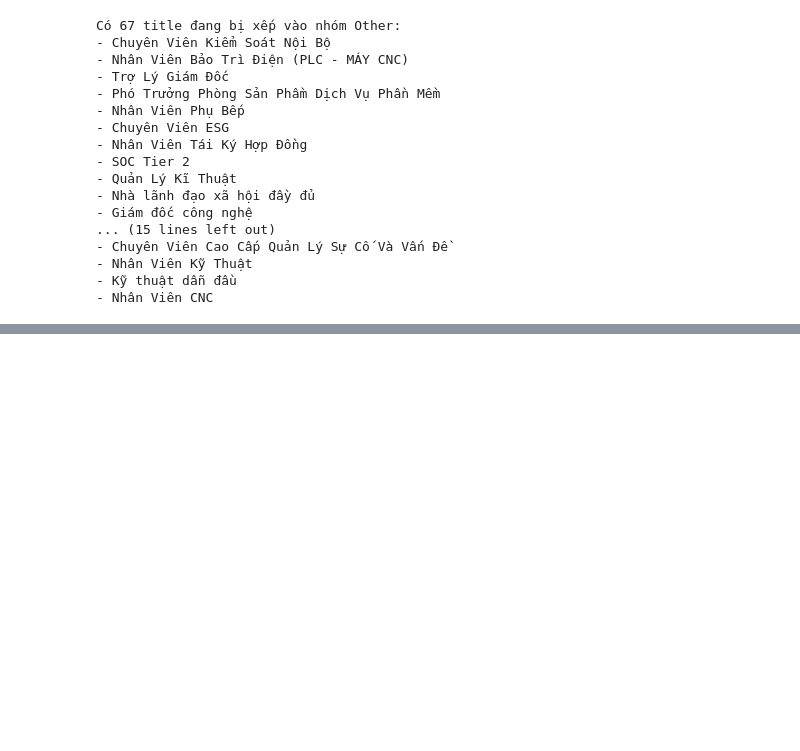
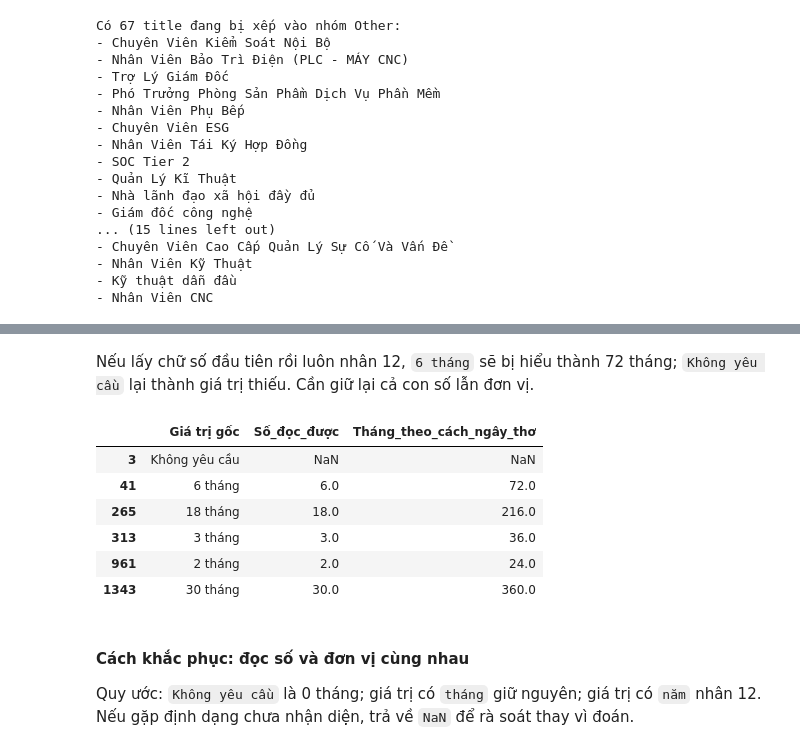
Before and after one commit to phuy-1310/skill-recommendation-using-association-rules, a Jupyter notebook: notebooks/EDA_and_Preprocessing.ipynb, the cells around one changed output, grey strips where cells are left out. Saved outputs shown, nothing was run; the diff lists cells and outputs as text; code cells hidden in the pictures; blank space fills up the shorter version.

```diff
--- a/notebooks/EDA_and_Preprocessing.ipynb
+++ b/notebooks/EDA_and_Preprocessing.ipynb
@@ -920,0 +789,28 @@ df.to_csv(
+# %% [markdown]
+
+Nếu lấy chữ số đầu tiên rồi luôn nhân 12, `6 tháng` sẽ bị hiểu thành 72 tháng; `Không yêu cầu` lại thành giá trị thiếu. Cần giữ lại cả con số lẫn đơn vị.
+# %%
+first_number = pd.to_numeric(
+    df["experience_required"].astype(str).str.extract(r"(\d+(?:[.,]\d+)?)")[0].str.replace(",", "."),
+    errors="coerce",
+)
+naive_months = first_number * 12  # Cố ý minh họa cách làm chưa đúng: luôn giả sử số là năm.
+examples = df["experience_required"].astype(str).str.contains("tháng|không yêu cầu", case=False, regex=True)
+display(pd.DataFrame({
+    "Giá trị gốc": df.loc[examples, "experience_required"].drop_duplicates().head(8),
+}).assign(
+    Số_đọc_được=lambda x: first_number.loc[x.index],
+    Tháng_theo_cách_ngây_thơ=lambda x: naive_months.loc[x.index],
+))
+# %% [output]
+|  | Giá trị gốc | Số_đọc_được | Tháng_theo_cách_ngây_thơ |
+| 3 | Không yêu cầu | NaN | NaN |
+| 41 | 6 tháng | 6.0 | 72.0 |
+| 265 | 18 tháng | 18.0 | 216.0 |
+| 313 | 3 tháng | 3.0 | 36.0 |
+| 961 | 2 tháng | 2.0 | 24.0 |
+| 1343 | 30 tháng | 30.0 | 360.0 |
+# %% [markdown]
+#### Cách khắc phục: đọc số và đơn vị cùng nhau
+
+Quy ước: `Không yêu cầu` là 0 tháng; giá trị có `tháng` giữ nguyên; giá trị có `năm` nhân 12. Nếu gặp định dạng chưa nhận diện, trả về `NaN` để rà soát thay vì đoán.
```
Also changed, not shown: parts of 41 cells of this notebook.
